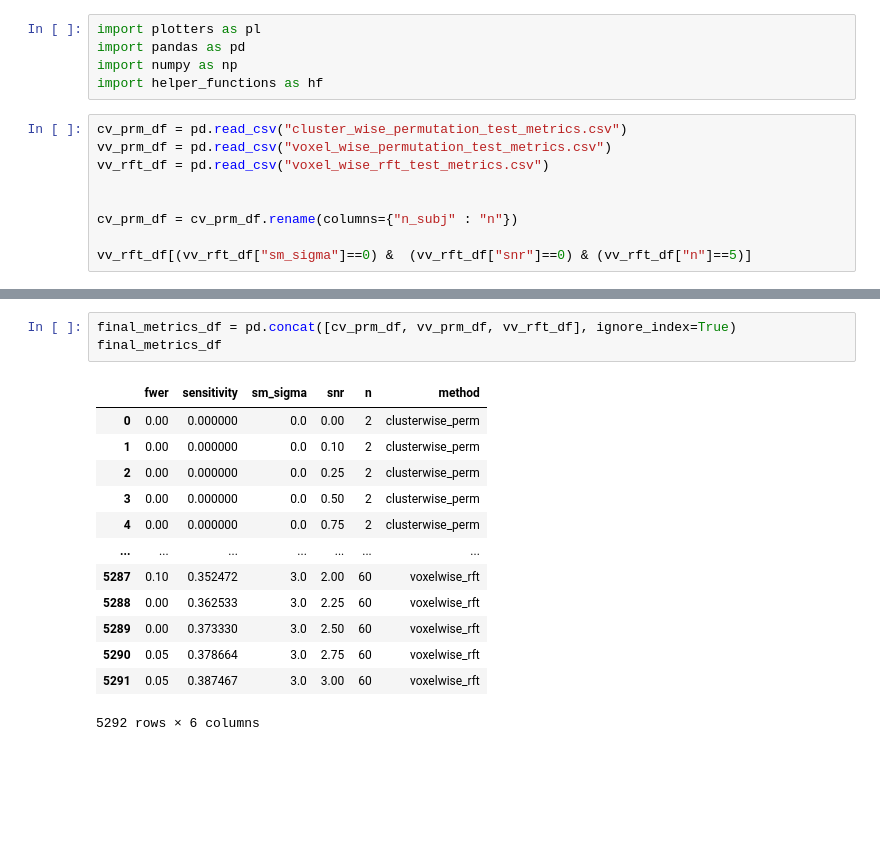
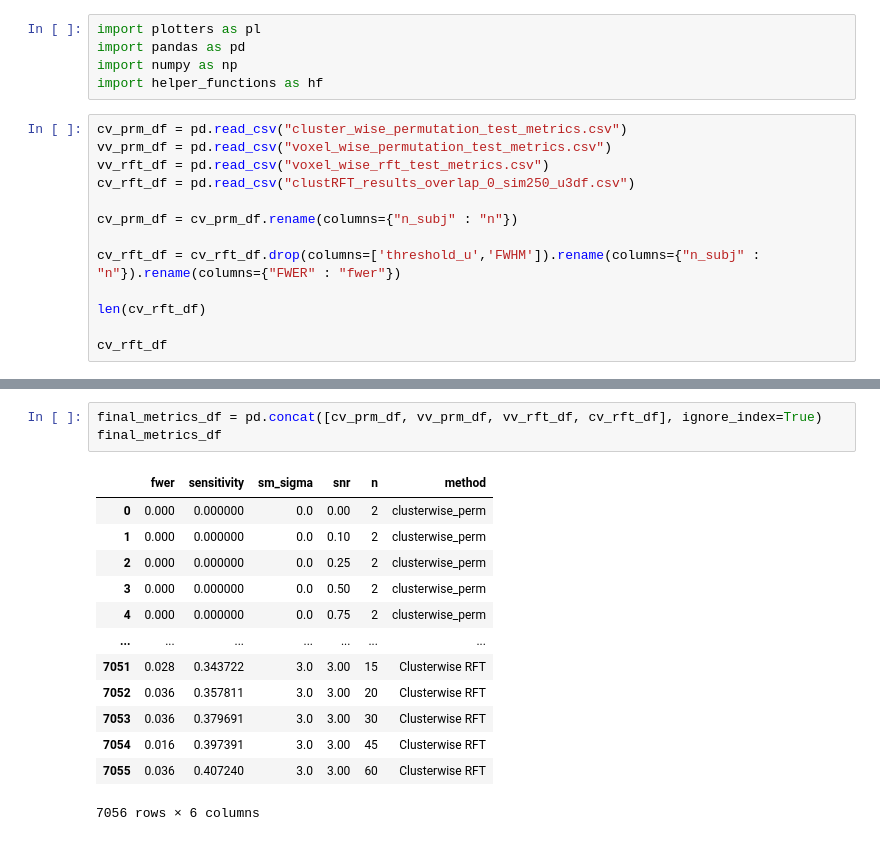
Before and after one commit to lt22412/group_project, a Jupyter notebook: voxel_wise_permutation/group_plots.ipynb, the cells around one changed output, grey strips where cells are left out. Drawn from its saved outputs; the diff is of its cells as text; blank space fills up the shorter version.

```diff
--- a/voxel_wise_permutation/group_plots.ipynb
+++ b/voxel_wise_permutation/group_plots.ipynb
@@ -9,10 +9,14 @@ import helper_functions as hf
 cv_prm_df = pd.read_csv("cluster_wise_permutation_test_metrics.csv")
 vv_prm_df = pd.read_csv("voxel_wise_permutation_test_metrics.csv")
 vv_rft_df = pd.read_csv("voxel_wise_rft_test_metrics.csv")
-
+cv_rft_df = pd.read_csv("clustRFT_results_overlap_0_sim250_u3df.csv")
 
 cv_prm_df = cv_prm_df.rename(columns={"n_subj" : "n"})
 
-vv_rft_df[(vv_rft_df["sm_sigma"]==0) &  (vv_rft_df["snr"]==0) & (vv_rft_df["n"]==5)]
+cv_rft_df = cv_rft_df.drop(columns=['threshold_u','FWHM']).rename(columns={"n_subj" : "n"}).rename(columns={"FWER" : "fwer"})
+
+len(cv_rft_df)
+
+cv_rft_df
 # %% [output]
 |  | fwer | sensitivity | sm_sigma | snr | n | method |
@@ -20,20 +35,20 @@ vv_rft_df[(vv_rft_df["sm_sigma"]==0) &  (vv_rft_df["snr"]==0) & (vv_rft_df["n"]=
 # %%
-final_metrics_df = pd.concat([cv_prm_df, vv_prm_df, vv_rft_df], ignore_index=True)
+final_metrics_df = pd.concat([cv_prm_df, vv_prm_df, vv_rft_df, cv_rft_df], ignore_index=True)
 final_metrics_df
 # %% [output]
 |  | fwer | sensitivity | sm_sigma | snr | n | method |
-| 0 | 0.00 | 0.000000 | 0.0 | 0.00 | 2 | clusterwise_perm |
-| 1 | 0.00 | 0.000000 | 0.0 | 0.10 | 2 | clusterwise_perm |
-| 2 | 0.00 | 0.000000 | 0.0 | 0.25 | 2 | clusterwise_perm |
-| 3 | 0.00 | 0.000000 | 0.0 | 0.50 | 2 | clusterwise_perm |
-| 4 | 0.00 | 0.000000 | 0.0 | 0.75 | 2 | clusterwise_perm |
+| 0 | 0.000 | 0.000000 | 0.0 | 0.00 | 2 | clusterwise_perm |
+| 1 | 0.000 | 0.000000 | 0.0 | 0.10 | 2 | clusterwise_perm |
+| 2 | 0.000 | 0.000000 | 0.0 | 0.25 | 2 | clusterwise_perm |
+| 3 | 0.000 | 0.000000 | 0.0 | 0.50 | 2 | clusterwise_perm |
+| 4 | 0.000 | 0.000000 | 0.0 | 0.75 | 2 | clusterwise_perm |
 | ... | ... | ... | ... | ... | ... | ... |
-| 5287 | 0.10 | 0.352472 | 3.0 | 2.00 | 60 | voxelwise_rft |
-| 5288 | 0.00 | 0.362533 | 3.0 | 2.25 | 60 | voxelwise_rft |
-| 5289 | 0.00 | 0.373330 | 3.0 | 2.50 | 60 | voxelwise_rft |
-| 5290 | 0.05 | 0.378664 | 3.0 | 2.75 | 60 | voxelwise_rft |
-| 5291 | 0.05 | 0.387467 | 3.0 | 3.00 | 60 | voxelwise_rft |
+| 7051 | 0.028 | 0.343722 | 3.0 | 3.00 | 15 | Clusterwise RFT |
+| 7052 | 0.036 | 0.357811 | 3.0 | 3.00 | 20 | Clusterwise RFT |
+| 7053 | 0.036 | 0.379691 | 3.0 | 3.00 | 30 | Clusterwise RFT |
+| 7054 | 0.016 | 0.397391 | 3.0 | 3.00 | 45 | Clusterwise RFT |
+| 7055 | 0.036 | 0.407240 | 3.0 | 3.00 | 60 | Clusterwise RFT |
-5292 rows × 6 columns
+7056 rows × 6 columns
 # %%
 pl.plot_sensitivity_vs_snr(final_metrics_df) # Important: those methods will iterate through all unique methods in the "method" column in the dataframe
 pl.plot_fwer_vs_snr(final_metrics_df)
```
Also changed, not shown: parts of 3 cells of this notebook, 5 other files.
